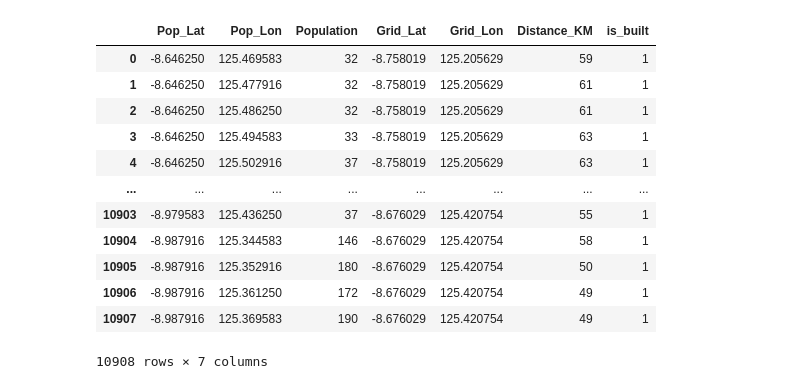
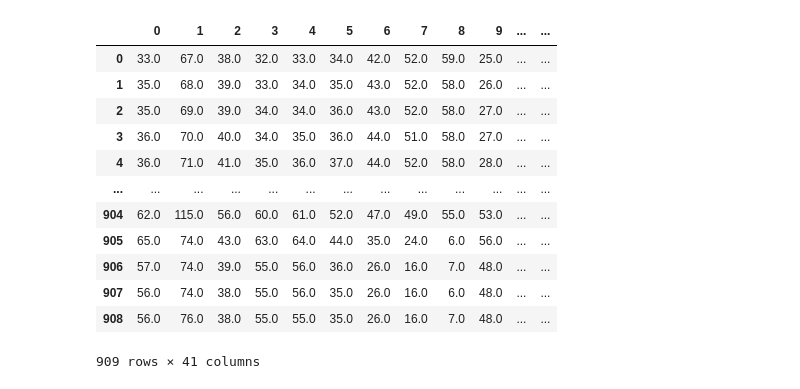
Before and after one commit to Srokusek/ABW-project, a Jupyter notebook: models/full_ermera.ipynb, the cells around one changed output. Cells and saved outputs as stored; diff of their text form; code cells hidden in the pictures.

```diff
--- a/models/full_ermera.ipynb
+++ b/models/full_ermera.ipynb
@@ -165,16 +73,16 @@ populations_covered
-# %%
-current_facilities
-# %% [output]
-|  | Pop_Lat | Pop_Lon | Population | Grid_Lat | Grid_Lon | Distance_KM | is_built |
-| 0 | -8.646250 | 125.469583 | 32 | -8.758019 | 125.205629 | 59 | 1 |
-| 1 | -8.646250 | 125.477916 | 32 | -8.758019 | 125.205629 | 61 | 1 |
-| 2 | -8.646250 | 125.486250 | 32 | -8.758019 | 125.205629 | 61 | 1 |
-| 3 | -8.646250 | 125.494583 | 33 | -8.758019 | 125.205629 | 63 | 1 |
-| 4 | -8.646250 | 125.502916 | 37 | -8.758019 | 125.205629 | 63 | 1 |
-| ... | ... | ... | ... | ... | ... | ... | ... |
-| 10903 | -8.979583 | 125.436250 | 37 | -8.676029 | 125.420754 | 55 | 1 |
-| 10904 | -8.987916 | 125.344583 | 146 | -8.676029 | 125.420754 | 58 | 1 |
-| 10905 | -8.987916 | 125.352916 | 180 | -8.676029 | 125.420754 | 50 | 1 |
-| 10906 | -8.987916 | 125.361250 | 172 | -8.676029 | 125.420754 | 49 | 1 |
-| 10907 | -8.987916 | 125.369583 | 190 | -8.676029 | 125.420754 | 49 | 1 |
-10908 rows × 7 columns
+# %%
+distances
+# %% [output]
+|  | 0 | 1 | 2 | 3 | 4 | 5 | 6 | 7 | 8 | 9 | ... | ... |
+| 0 | 33.0 | 67.0 | 38.0 | 32.0 | 33.0 | 34.0 | 42.0 | 52.0 | 59.0 | 25.0 | ... | ... |
+| 1 | 35.0 | 68.0 | 39.0 | 33.0 | 34.0 | 35.0 | 43.0 | 52.0 | 58.0 | 26.0 | ... | ... |
+| 2 | 35.0 | 69.0 | 39.0 | 34.0 | 34.0 | 36.0 | 43.0 | 52.0 | 58.0 | 27.0 | ... | ... |
+| 3 | 36.0 | 70.0 | 40.0 | 34.0 | 35.0 | 36.0 | 44.0 | 51.0 | 58.0 | 27.0 | ... | ... |
+| 4 | 36.0 | 71.0 | 41.0 | 35.0 | 36.0 | 37.0 | 44.0 | 52.0 | 58.0 | 28.0 | ... | ... |
+| ... | ... | ... | ... | ... | ... | ... | ... | ... | ... | ... | ... | ... |
+| 904 | 62.0 | 115.0 | 56.0 | 60.0 | 61.0 | 52.0 | 47.0 | 49.0 | 55.0 | 53.0 | ... | ... |
+| 905 | 65.0 | 74.0 | 43.0 | 63.0 | 64.0 | 44.0 | 35.0 | 24.0 | 6.0 | 56.0 | ... | ... |
+| 906 | 57.0 | 74.0 | 39.0 | 55.0 | 56.0 | 36.0 | 26.0 | 16.0 | 7.0 | 48.0 | ... | ... |
+| 907 | 56.0 | 74.0 | 38.0 | 55.0 | 56.0 | 35.0 | 26.0 | 16.0 | 6.0 | 48.0 | ... | ... |
+| 908 | 56.0 | 76.0 | 38.0 | 55.0 | 55.0 | 35.0 | 26.0 | 16.0 | 7.0 | 48.0 | ... | ... |
+909 rows × 41 columns
```
Also changed, not shown: parts of 14 cells of this notebook, 4 other files.
